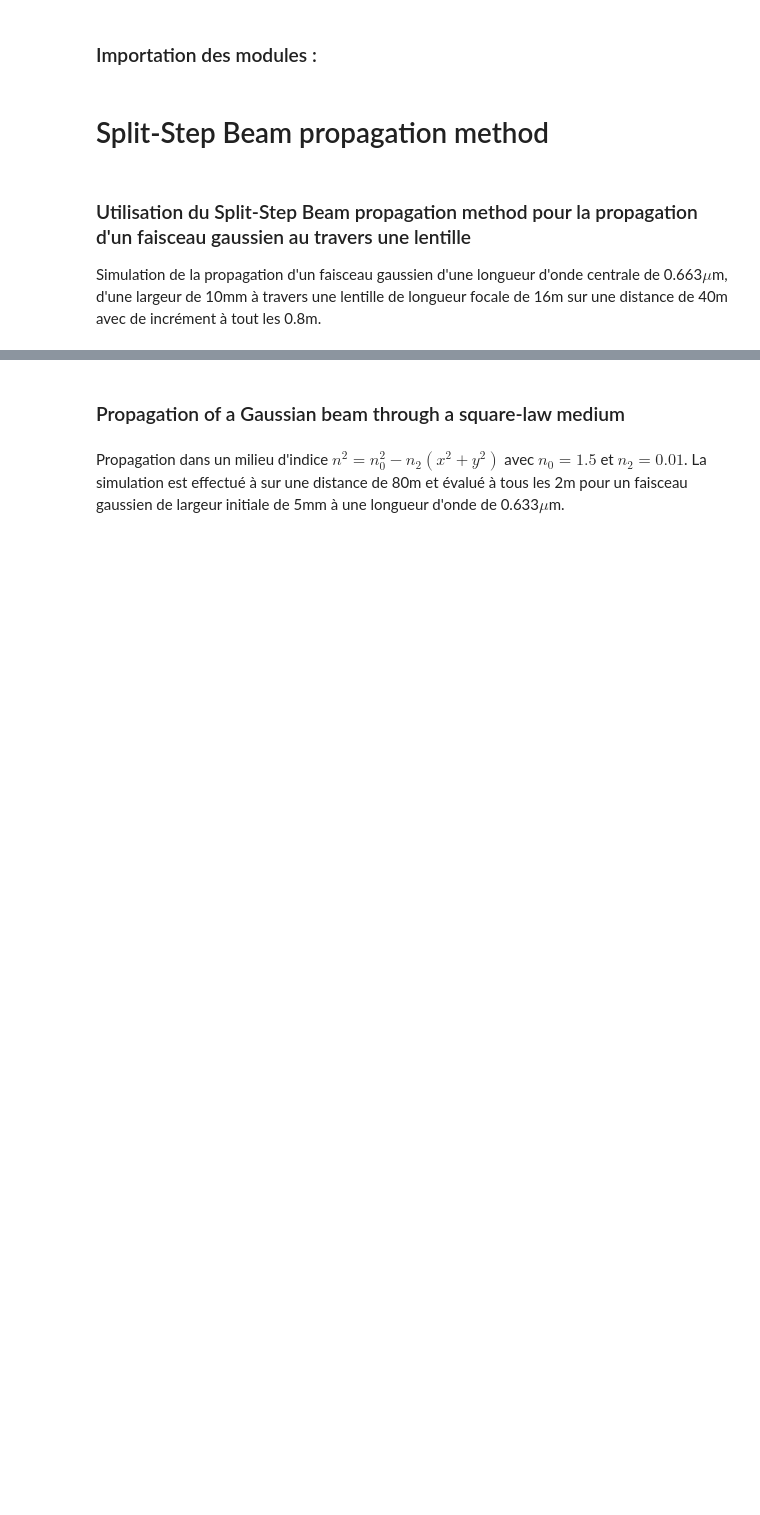
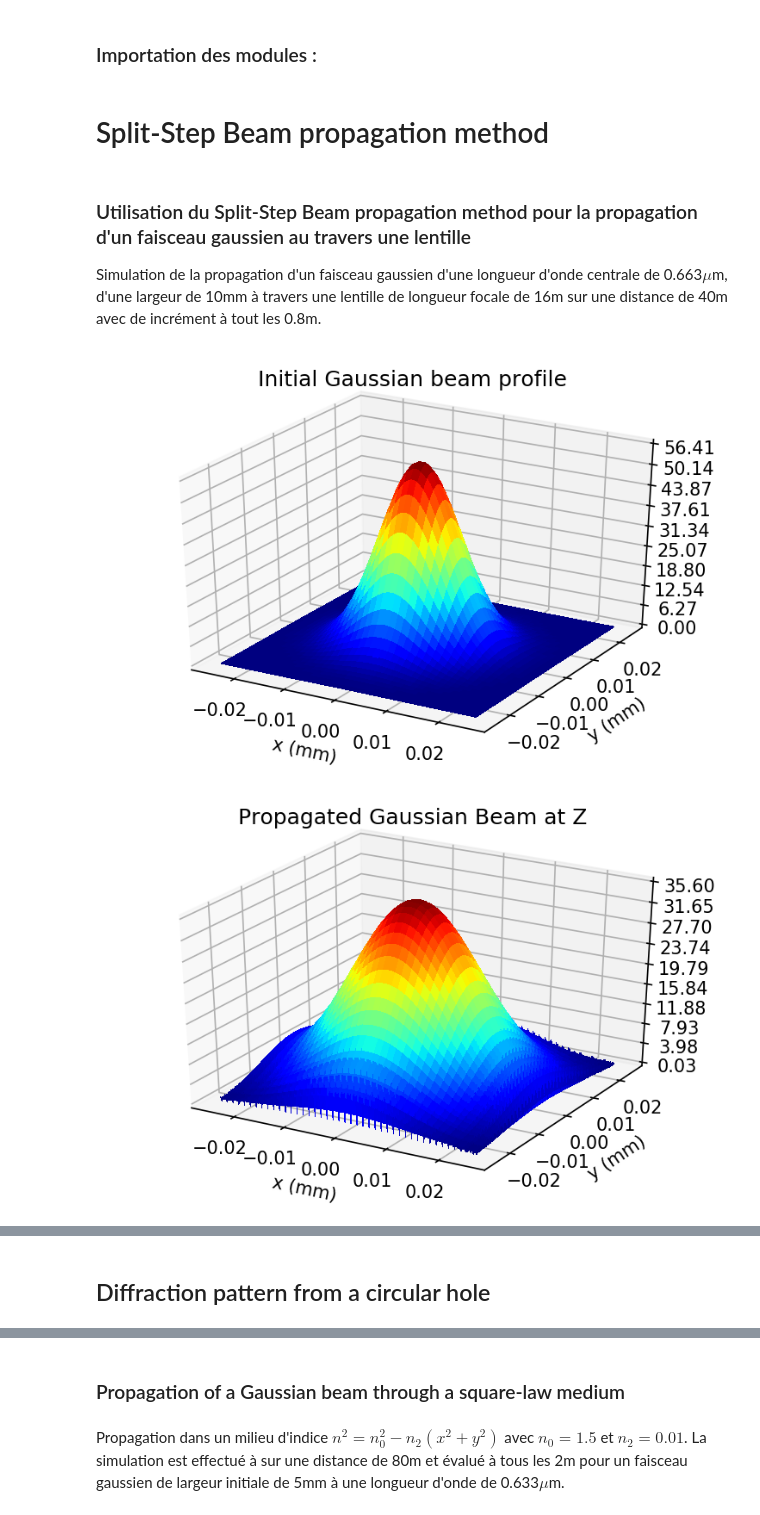
Before and after one commit to dvdturg/Phys_num, a Jupyter notebook: Travail long/TP_long_Legare_Parrot_Turgeon.ipynb, the cells around one changed output, grey strips where cells are left out. Cells and saved outputs as stored; diff of their text form; code cells hidden in the pictures; blank space fills up the shorter version.

```diff
--- a/Travail long/TP_long_Legare_Parrot_Turgeon.ipynb
+++ b/Travail long/TP_long_Legare_Parrot_Turgeon.ipynb
@@ -34,0 +78,67 @@ f = 1e20#16000e-3 # Focal length of lens
+# %%
+plt.rcParams['figure.dpi'] = 150
+
+
+
+fig = plt.figure()
+ax = fig.gca(projection='3d')
+surf = ax.plot_surface(X, Y, abs(Gau_ini), cmap=cm.jet,
+                       linewidth=0, antialiased=False)
+
+
+ax.set_xlabel("x (mm)")
+ax.set_ylabel('y (mm)')
+ax.set_title("Initial Gaussian beam profile")
+ax.zaxis.set_major_locator(LinearLocator(10))
+ax.zaxis.set_major_formatter(FormatStrFormatter('%.02f'))
+plt.show()
+
+
+fig = plt.figure()
+ax = fig.gca(projection='3d')
+surf = ax.plot_surface(X, Y, abs(Gau), cmap=cm.jet,
+                       linewidth=0, antialiased=False)
+ax.set_xlabel("x (mm)")
+ax.set_ylabel('y (mm)')
+ax.set_title("Propagated Gaussian Beam at Z")
+ax.zaxis.set_major_locator(LinearLocator(10))
+ax.zaxis.set_major_formatter(FormatStrFormatter('%.02f'))
+plt.show()
+
+
+fig = plt.figure()
+ax = fig.add_subplot(111,projection='3d')
+for i in range(nl):
+    ax.plot(z[i]*np.ones(len(x)),  abs(Gau_pro[:,i]) ,x, zdir='y')
+ax.set_xlabel('z (mm)')
+ax.set_ylabel('x (mm)')
+ax.set_title("Beam profile along z")
+plt.show()
+
+
+
+fig,ax = plt.subplots()
+A = np.zeros(nl)
+for i in range(nl):
+    A[i] = 1/max(abs(Gau_pro[:,i]))
+B = np.diag(A)
+N_Gau_pro = np.dot(abs(Gau_pro),B)
+im = ax.contourf(z,x,N_Gau_pro,np.linspace(0,np.amax(abs(N_Gau_pro)),N),cmap = "jet")
+ax.set_xlabel("z (mm)")
+ax.set_ylabel("x (mm)")
+#ax.set_title("Beam waist along z")
+fig.colorbar(im, ax=ax)
+plt.show()
+
+
+fig, ax = plt.subplots()
+for i in range(nl):
+    A[i] = max(abs(Gau_pro[:,i]))
+ax.plot(z, A/max(A))
+ax.set_xlabel("z (mm)")
+ax.set_ylabel("Amplitude normalisée [-]")
+#ax.set_title("Peak amplitude along z")
+plt.show()
+# %% [output]
+[figure, added]
+[figure, added]
@@ -34,0 +148,2 @@ f = 1e20#16000e-3 # Focal length of lens
+# %% [markdown]
+## Diffraction pattern from a circular hole
```
Also changed, not shown: parts of 17 cells of this notebook, 12 other files.
